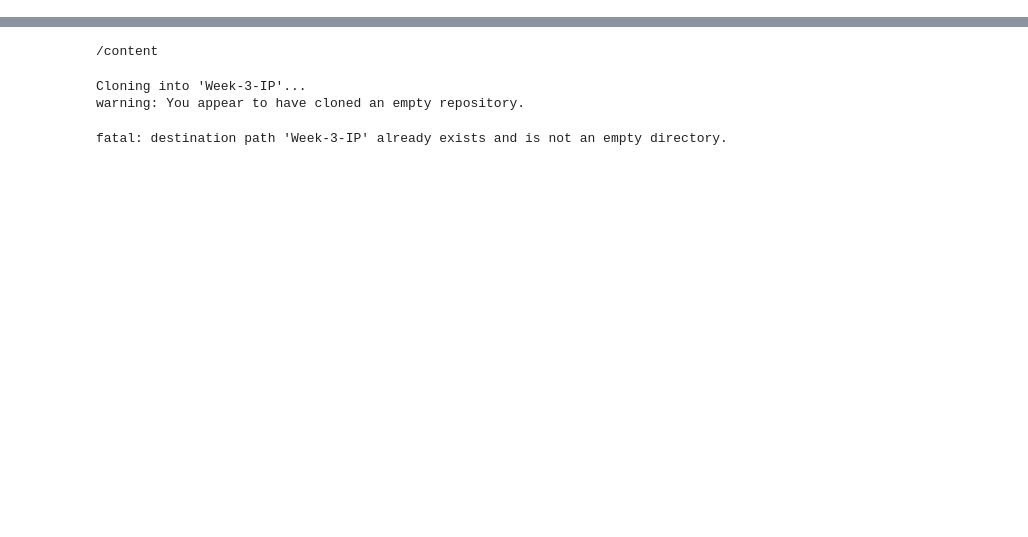
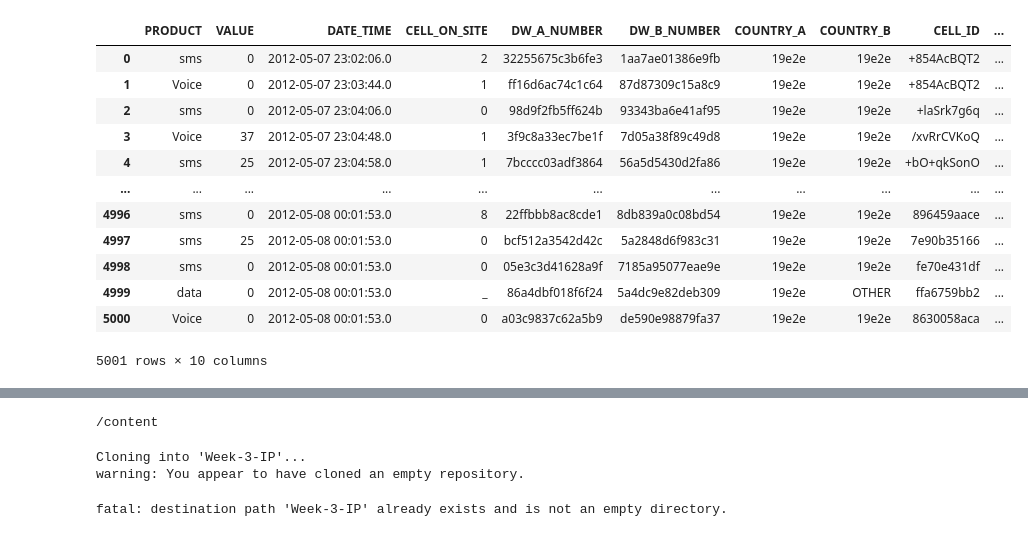
Before and after one commit to 254-collab/Week-3-IP, a Jupyter notebook: Moringa_Data_Science_Prep_W3_Independent_Project_2019_07_Machocho_Mengo_Python.ipynb, the cells around one changed output, grey strips where cells are left out. Cells and saved outputs as stored; diff of their text form; code cells hidden in the pictures; blank space fills up the shorter version.

```diff
--- a/Moringa_Data_Science_Prep_W3_Independent_Project_2019_07_Machocho_Mengo_Python.ipynb
+++ b/Moringa_Data_Science_Prep_W3_Independent_Project_2019_07_Machocho_Mengo_Python.ipynb
@@ -8,0 +103,17 @@ import numpy as np
+# %%
+telcom_2 = pd.read_csv('/content/Telcom_dataset2 (1).csv')
+telcom_2
+# %% [output]
+|  | PRODUCT | VALUE | DATE_TIME | CELL_ON_SITE | DW_A_NUMBER | DW_B_NUMBER | COUNTRY_A | COUNTRY_B | CELL_ID | ... |
+| 0 | sms | 0 | 2012-05-07 23:02:06.0 | 2 | 32255675c3b6fe3 | 1aa7ae01386e9fb | 19e2e | 19e2e | +854AcBQT2 | ... |
+| 1 | Voice | 0 | 2012-05-07 23:03:44.0 | 1 | ff16d6ac74c1c64 | 87d87309c15a8c9 | 19e2e | 19e2e | +854AcBQT2 | ... |
+| 2 | sms | 0 | 2012-05-07 23:04:06.0 | 0 | 98d9f2fb5ff624b | 93343ba6e41af95 | 19e2e | 19e2e | +laSrk7g6q | ... |
+| 3 | Voice | 37 | 2012-05-07 23:04:48.0 | 1 | 3f9c8a33ec7be1f | 7d05a38f89c49d8 | 19e2e | 19e2e | /xvRrCVKoQ | ... |
+| 4 | sms | 25 | 2012-05-07 23:04:58.0 | 1 | 7bcccc03adf3864 | 56a5d5430d2fa86 | 19e2e | 19e2e | +bO+qkSonO | ... |
+| ... | ... | ... | ... | ... | ... | ... | ... | ... | ... | ... |
+| 4996 | sms | 0 | 2012-05-08 00:01:53.0 | 8 | 22ffbbb8ac8cde1 | 8db839a0c08bd54 | 19e2e | 19e2e | 896459aace | ... |
+| 4997 | sms | 25 | 2012-05-08 00:01:53.0 | 0 | bcf512a3542d42c | 5a2848d6f983c31 | 19e2e | 19e2e | 7e90b35166 | ... |
+| 4998 | sms | 0 | 2012-05-08 00:01:53.0 | 0 | 05e3c3d41628a9f | 7185a95077eae9e | 19e2e | 19e2e | fe70e431df | ... |
+| 4999 | data | 0 | 2012-05-08 00:01:53.0 | _ | 86a4dbf018f6f24 | 5a4dc9e82deb309 | 19e2e | OTHER | ffa6759bb2 | ... |
+| 5000 | Voice | 0 | 2012-05-08 00:01:53.0 | 0 | a03c9837c62a5b9 | de590e98879fa37 | 19e2e | 19e2e | 8630058aca | ... |
+5001 rows × 10 columns
```
Also changed, not shown: parts of 42 cells of this notebook.
